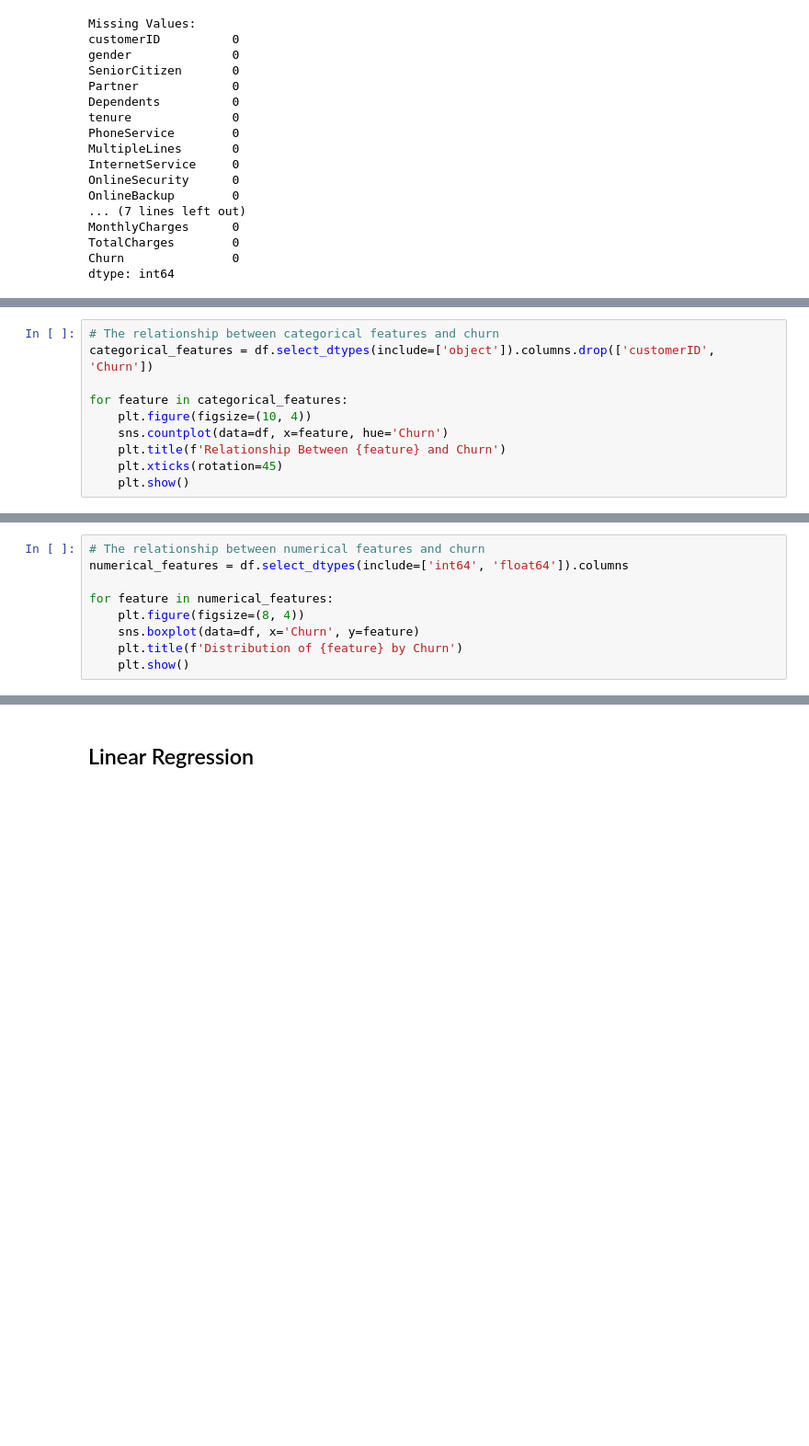
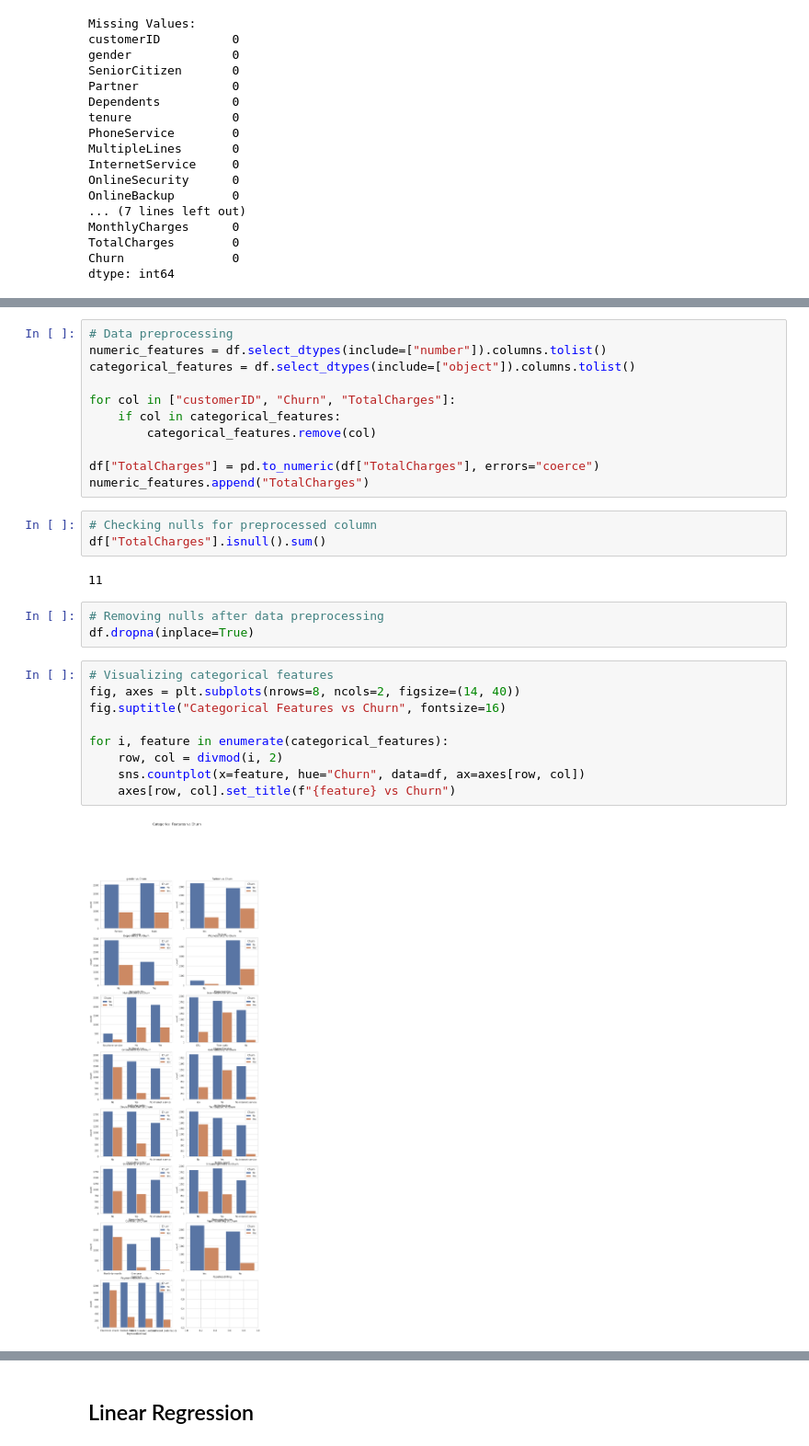
Before and after one commit to aghakishiyeva/Interpretable-ML-II, a Jupyter notebook: AIPI590_Assignment_3.ipynb, the cells around one changed output, grey strips where cells are left out. Shown: that part at 92% size. Drawn from its saved outputs; the diff is of its cells as text; blank space fills up the shorter version.

```diff
--- a/AIPI590_Assignment_3.ipynb
+++ b/AIPI590_Assignment_3.ipynb
@@ -93,10 +81,0 @@ plt.show()
-# %%
-# The relationship between categorical features and churn
-categorical_features = df.select_dtypes(include=['object']).columns.drop(['customerID', 'Churn'])
-
-for feature in categorical_features:
-    plt.figure(figsize=(10, 4))
-    sns.countplot(data=df, x=feature, hue='Churn')
-    plt.title(f'Relationship Between {feature} and Churn')
-    plt.xticks(rotation=45)
-    plt.show()
@@ -117,9 +81,0 @@ for feature in categorical_features:
-# %%
-# The relationship between numerical features and churn
-numerical_features = df.select_dtypes(include=['int64', 'float64']).columns
-
-for feature in numerical_features:
-    plt.figure(figsize=(8, 4))
-    sns.boxplot(data=df, x='Churn', y=feature)
-    plt.title(f'Distribution of {feature} by Churn')
-    plt.show()
@@ -141,0 +104,30 @@ plt.show()
+# %%
+# Data preprocessing
+numeric_features = df.select_dtypes(include=["number"]).columns.tolist()
+categorical_features = df.select_dtypes(include=["object"]).columns.tolist()
+
+for col in ["customerID", "Churn", "TotalCharges"]:
+    if col in categorical_features:
+        categorical_features.remove(col)
+
+df["TotalCharges"] = pd.to_numeric(df["TotalCharges"], errors="coerce")
+numeric_features.append("TotalCharges")
+# %%
+# Checking nulls for preprocessed column
+df["TotalCharges"].isnull().sum()
+# %% [output]
+11
+# %%
+# Removing nulls after data preprocessing
+df.dropna(inplace=True)
+# %%
+# Visualizing categorical features
+fig, axes = plt.subplots(nrows=8, ncols=2, figsize=(14, 40))
+fig.suptitle("Categorical Features vs Churn", fontsize=16)
+
+for i, feature in enumerate(categorical_features):
+    row, col = divmod(i, 2)
+    sns.countplot(x=feature, hue="Churn", data=df, ax=axes[row, col])
+    axes[row, col].set_title(f"{feature} vs Churn")
+# %% [output]
+[figure, added]
```
Also changed, not shown: parts of 30 cells of this notebook.
